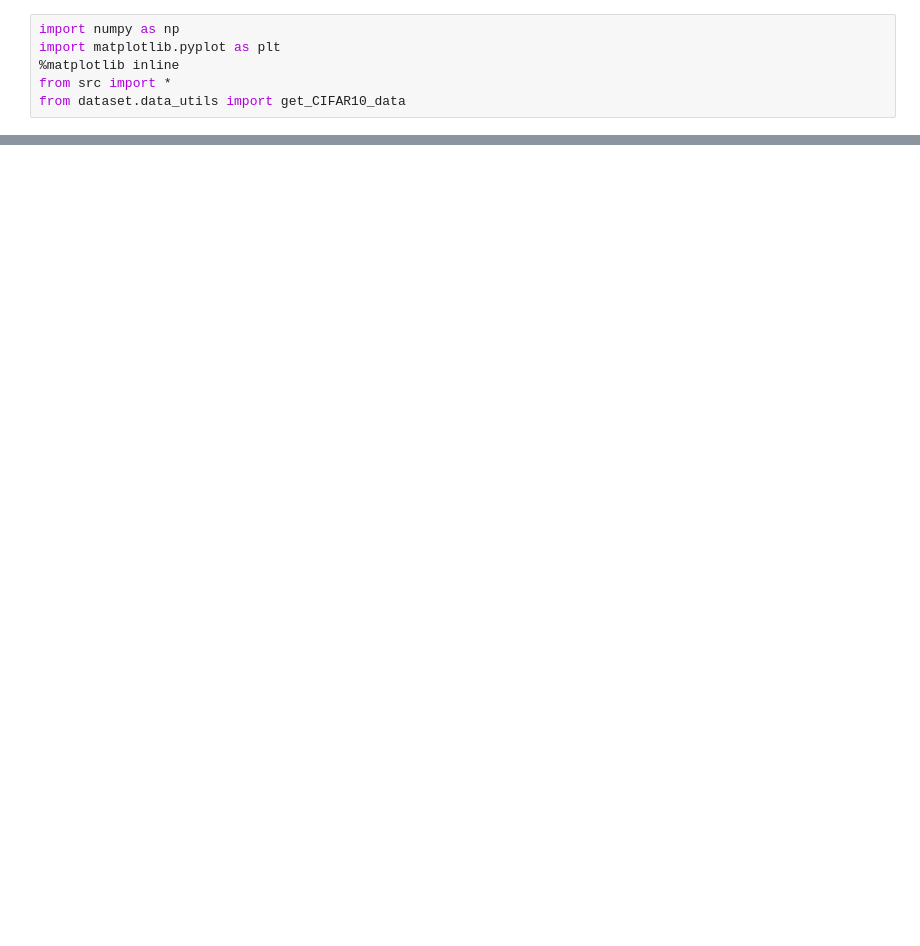
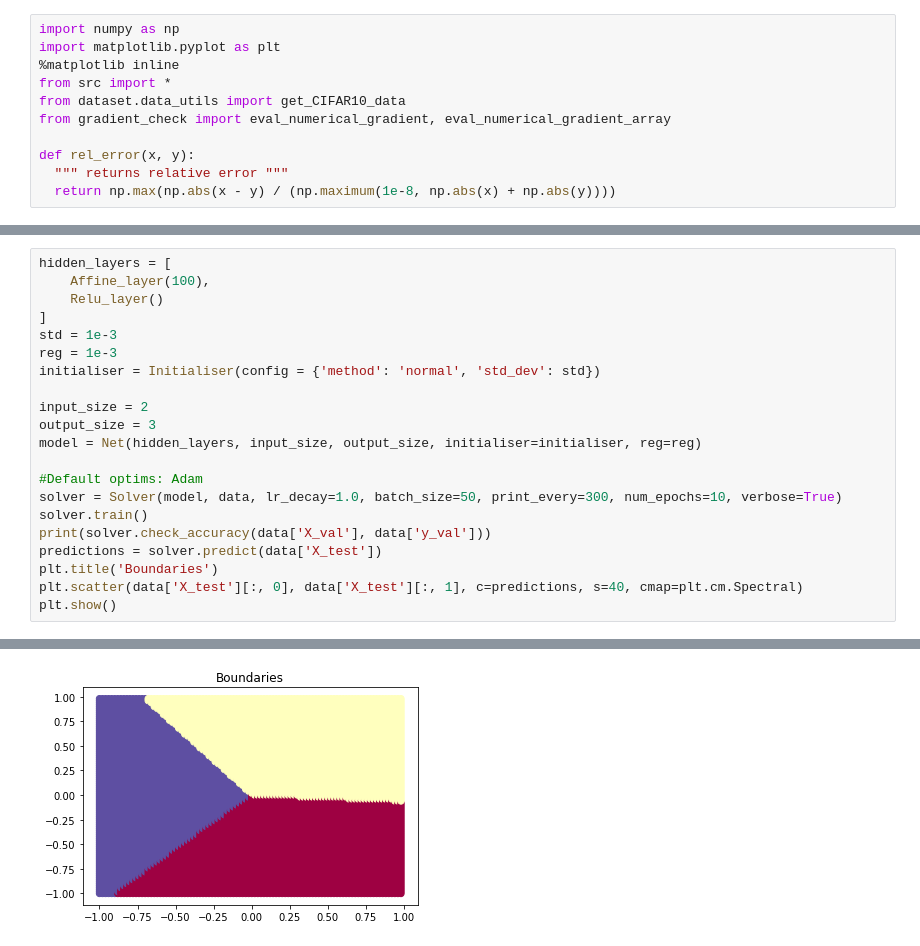
Before and after one commit to ThomasRanvier/modular_nets, a Jupyter notebook: test_nets.ipynb, the cells around one changed output, grey strips where cells are left out. Drawn from its saved outputs; the diff is of its cells as text; blank space fills up the shorter version.

Commit message:
Tests on implementation, pb: 2 layer NN returns linear boundaries, probably an issue in the solver.py

```diff
--- a/test_nets.ipynb
+++ b/test_nets.ipynb
@@ -4,3 +6,8 @@ import matplotlib.pyplot as plt
 %matplotlib inline
 from src import *
 from dataset.data_utils import get_CIFAR10_data
+from gradient_check import eval_numerical_gradient, eval_numerical_gradient_array
+
+def rel_error(x, y):
+  """ returns relative error """
+  return np.max(np.abs(x - y) / (np.maximum(1e-8, np.abs(x) + np.abs(y))))
@@ -6,0 +289,22 @@ from dataset.data_utils import get_CIFAR10_data
+# %%
+hidden_layers = [
+    Affine_layer(100),
+    Relu_layer()
+]
+std = 1e-3
+reg = 1e-3
+initialiser = Initialiser(config = {'method': 'normal', 'std_dev': std})
+
+input_size = 2
+output_size = 3
+model = Net(hidden_layers, input_size, output_size, initialiser=initialiser, reg=reg)
+
+#Default optims: Adam
+solver = Solver(model, data, lr_decay=1.0, batch_size=50, print_every=300, num_epochs=10, verbose=True)
+solver.train()
+print(solver.check_accuracy(data['X_val'], data['y_val']))
+predictions = solver.predict(data['X_test'])
+plt.title('Boundaries')
+plt.scatter(data['X_test'][:, 0], data['X_test'][:, 1], c=predictions, s=40, cmap=plt.cm.Spectral)
+plt.show()
+# %% [output]
@@ -6,0 +328 @@ from dataset.data_utils import get_CIFAR10_data
+[figure, added]
```
Also changed, not shown: parts of 17 cells of this notebook, 10 other files.
